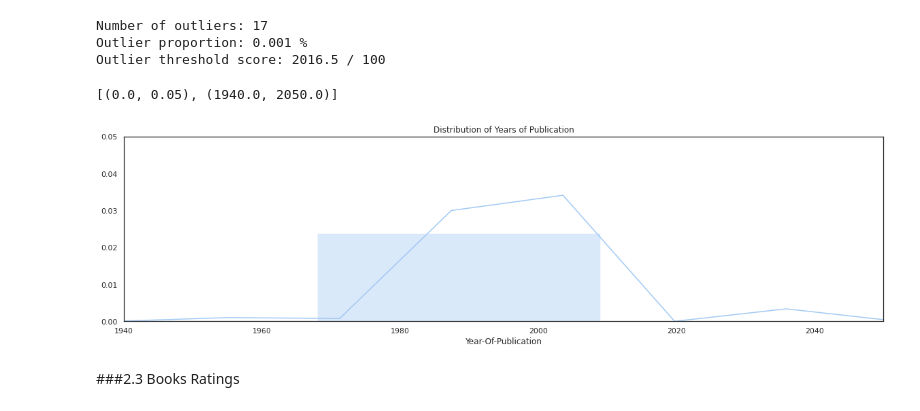
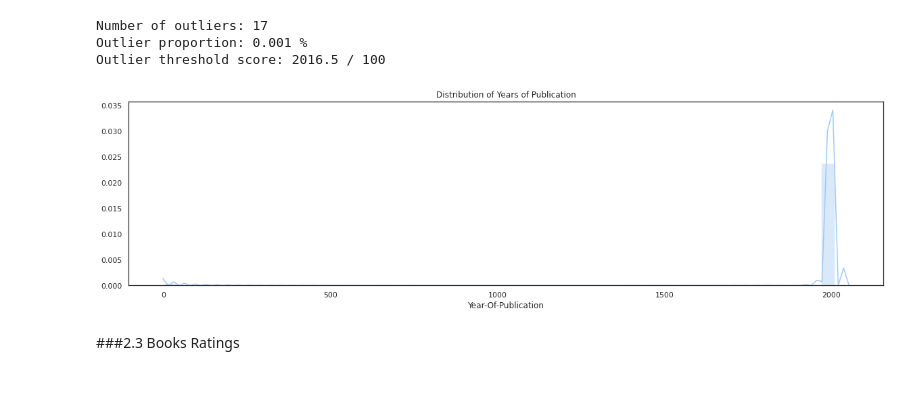
Before and after one commit to vivitc/deep-learning-books, a Jupyter notebook: Trabalho_DL_Books.ipynb, the cells around one changed output. Cells and saved outputs as stored; diff of their text form; code cells hidden in the pictures.

```diff
--- a/Trabalho_DL_Books.ipynb
+++ b/Trabalho_DL_Books.ipynb
@@ -329,12 +324,10 @@ Outlier threshold score: 2016.5 / 100
 # %%
 #Histograma com distribuição dos anos de publicação
 plt.figure(figsize=(20,5))
 plt.title("Distribution of Years of Publication")
 ax = sns.distplot(df_book["Year-Of-Publication"])
-ax.set(xlim=(1940, 2050), ylim=(0, 0.05))
 # %% [output]
-[(0.0, 0.05), (1940.0, 2050.0)]
-[figure, old version]
+[figure, new version]
 # %% [markdown]
 ###2.3 Books Ratings
 # %%
```
Also changed, not shown: parts of 50 cells of this notebook.
